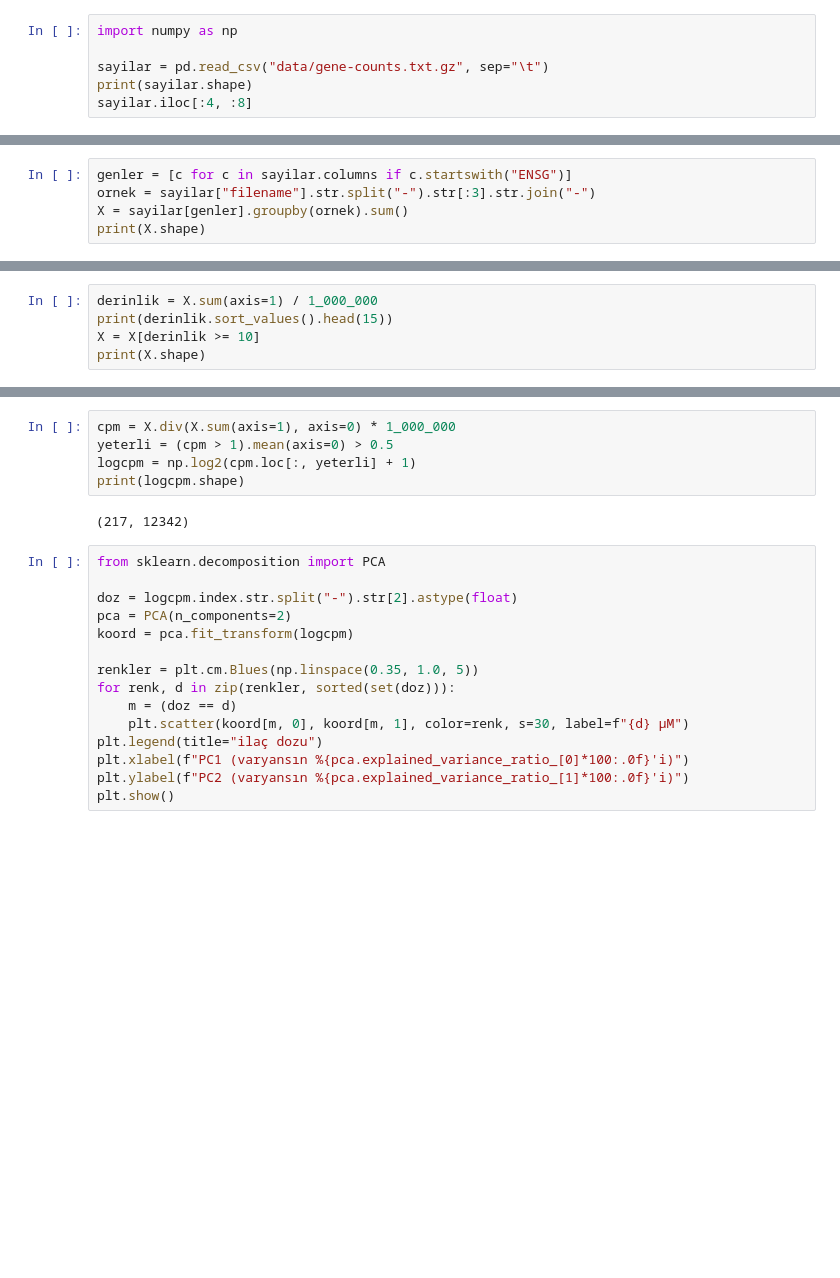
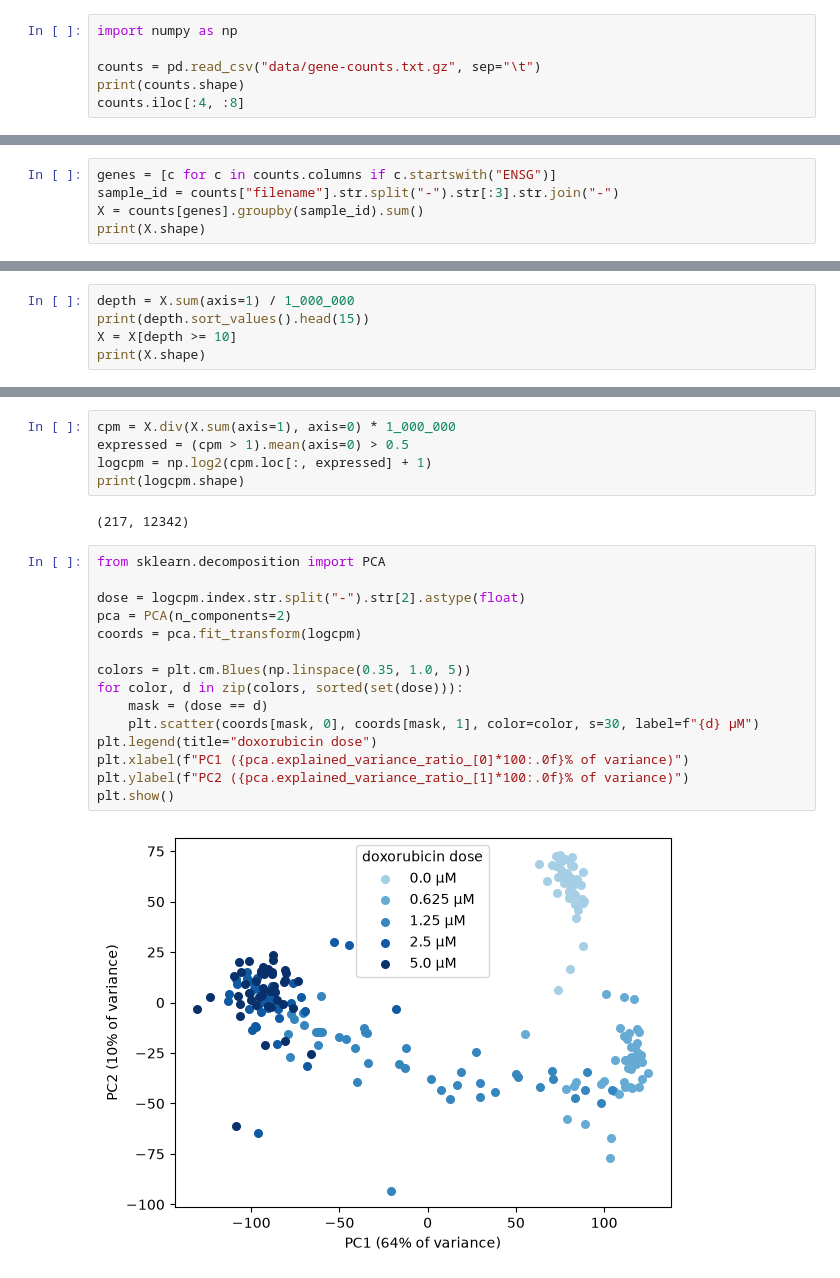
Before and after one commit to veliatees/dox-cardiotox-risk, a Jupyter notebook: explore.ipynb, the cells around one changed output, grey strips where cells are left out. Drawn from its saved outputs; the diff is of its cells as text; blank space fills up the shorter version.

```diff
--- a/explore.ipynb
+++ b/explore.ipynb
@@ -29,9 +30,9 @@ plt.show()
 # %%
 import numpy as np
 
-sayilar = pd.read_csv("data/gene-counts.txt.gz", sep="\t")
-print(sayilar.shape)
-sayilar.iloc[:4, :8]
+counts = pd.read_csv("data/gene-counts.txt.gz", sep="\t")
+print(counts.shape)
+counts.iloc[:4, :8]
 # %% [output]
 (460, 19803)
 |  | filename | individual | flow_cell | lane | index | conc | ENSG00000186092 | ENSG00000279928 |
@@ -40,16 +41,16 @@ sayilar.iloc[:4, :8]
 | 2 | 002-c64-0.625-HCGYCBBXX-l5 | i002 | c64 | l5 | HCGYCBBXX | 0.625 | 0 | 0 |
 | 3 | 002-c64-0.625-HCMYYBBXX-l4 | i002 | c64 | l4 | HCMYYBBXX | 0.625 | 0 | 3 |
 # %%
-genler = [c for c in sayilar.columns if c.startswith("ENSG")]
-ornek = sayilar["filename"].str.split("-").str[:3].str.join("-")
-X = sayilar[genler].groupby(ornek).sum()
+genes = [c for c in counts.columns if c.startswith("ENSG")]
+sample_id = counts["filename"].str.split("-").str[:3].str.join("-")
+X = counts[genes].groupby(sample_id).sum()
 print(X.shape)
 # %% [output]
 (230, 19797)
 # %%
-derinlik = X.sum(axis=1) / 1_000_000
-print(derinlik.sort_values().head(15))
-X = X[derinlik >= 10]
+depth = X.sum(axis=1) / 1_000_000
+print(depth.sort_values().head(15))
+X = X[depth >= 10]
 print(X.shape)
 # %% [output]
 filename
@@ -72,23 +73,25 @@ dtype: float64
 (217, 19797)
 # %%
 cpm = X.div(X.sum(axis=1), axis=0) * 1_000_000
-yeterli = (cpm > 1).mean(axis=0) > 0.5
-logcpm = np.log2(cpm.loc[:, yeterli] + 1)
+expressed = (cpm > 1).mean(axis=0) > 0.5
+logcpm = np.log2(cpm.loc[:, expressed] + 1)
 print(logcpm.shape)
 # %% [output]
 (217, 12342)
 # %%
 from sklearn.decomposition import PCA
 
-doz = logcpm.index.str.split("-").str[2].astype(float)
+dose = logcpm.index.str.split("-").str[2].astype(float)
 pca = PCA(n_components=2)
-koord = pca.fit_transform(logcpm)
+coords = pca.fit_transform(logcpm)
 
-renkler = plt.cm.Blues(np.linspace(0.35, 1.0, 5))
-for renk, d in zip(renkler, sorted(set(doz))):
-    m = (doz == d)
-    plt.scatter(koord[m, 0], koord[m, 1], color=renk, s=30, label=f"{d} µM")
-plt.legend(title="ilaç dozu")
-plt.xlabel(f"PC1 (varyansın %{pca.explained_variance_ratio_[0]*100:.0f}'i)")
-plt.ylabel(f"PC2 (varyansın %{pca.explained_variance_ratio_[1]*100:.0f}'i)")
+colors = plt.cm.Blues(np.linspace(0.35, 1.0, 5))
+for color, d in zip(colors, sorted(set(dose))):
+    mask = (dose == d)
+    plt.scatter(coords[mask, 0], coords[mask, 1], color=color, s=30, label=f"{d} µM")
+plt.legend(title="doxorubicin dose")
+plt.xlabel(f"PC1 ({pca.explained_variance_ratio_[0]*100:.0f}% of variance)")
+plt.ylabel(f"PC2 ({pca.explained_variance_ratio_[1]*100:.0f}% of variance)")
 plt.show()
+# %% [output]
+[figure, added]
```
Also changed, not shown: parts of 1 cell of this notebook, 1 other file.
